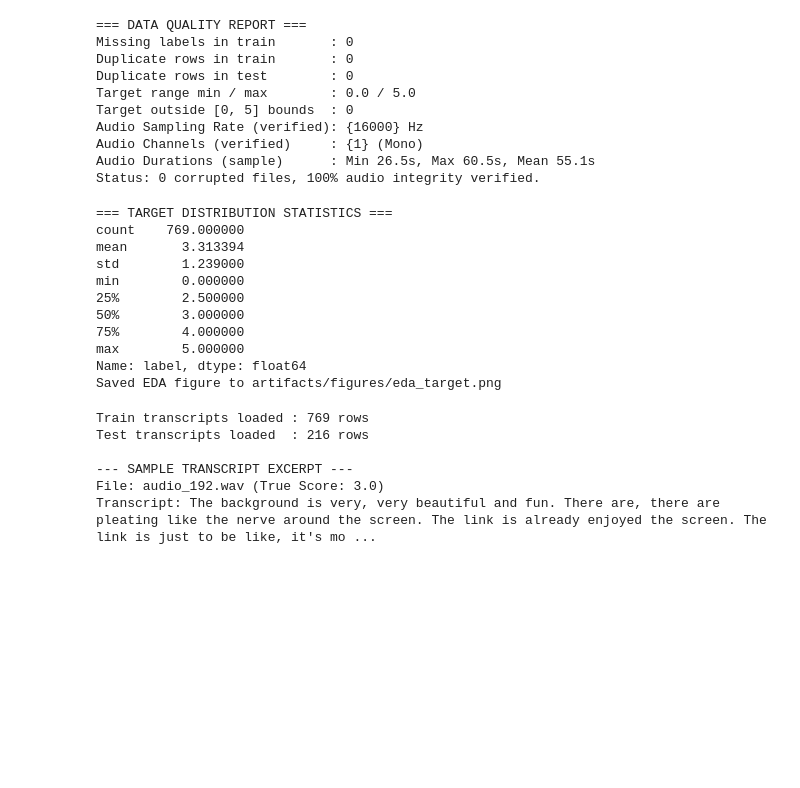
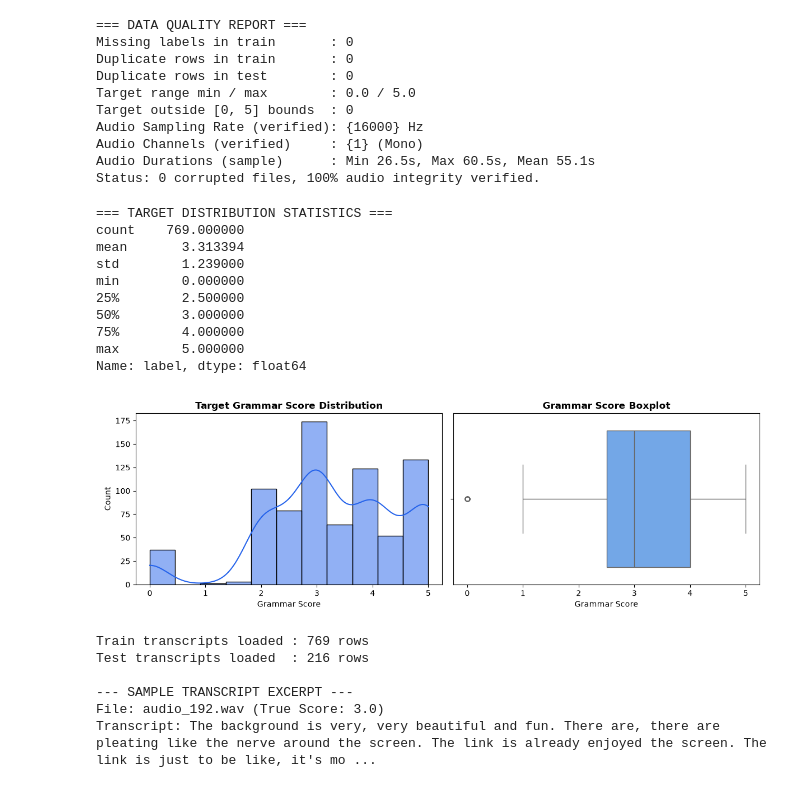
Before and after one commit to eklavya434/shlproject, a Jupyter notebook: notebook/SHL_Grammar_Scoring_Final.ipynb, the cells around one changed output. Cells and saved outputs as stored; diff of their text form; code cells hidden in the pictures; blank space fills up the shorter version.

Commit message:
docs: embed inline base64 visualization plots in notebook for direct GitHub rendering

```diff
--- a/notebook/SHL_Grammar_Scoring_Final.ipynb
+++ b/notebook/SHL_Grammar_Scoring_Final.ipynb
@@ -141,35 +141,36 @@ Status: 0 corrupted files, 100% audio integrity verified.
 # Exploratory Data Analysis
 target_stats = train_meta['label'].describe()
 print("=== TARGET DISTRIBUTION STATISTICS ===")
 print(target_stats)
 
 plt.figure(figsize=(12, 4))
 plt.subplot(1, 2, 1)
 sns.histplot(train_meta['label'], bins=11, kde=True, color='#2563eb', edgecolor='black')
 plt.title('Target Grammar Score Distribution', fontweight='bold')
 plt.xlabel('Grammar Score')
 plt.ylabel('Count')
 
 plt.subplot(1, 2, 2)
 sns.boxplot(x=train_meta['label'], color='#60a5fa')
 plt.title('Grammar Score Boxplot', fontweight='bold')
 plt.xlabel('Grammar Score')
 plt.tight_layout()
 plt.savefig('artifacts/figures/eda_target.png')
 plt.close()
-print("Saved EDA figure to artifacts/figures/eda_target.png")
+from IPython.display import Image, display
+display(Image('artifacts/figures/eda_target.png'))
 # %% [output]
 === TARGET DISTRIBUTION STATISTICS ===
 count    769.000000
 mean       3.313394
 std        1.239000
 min        0.000000
 25%        2.500000
 50%        3.000000
 75%        4.000000
 max        5.000000
 Name: label, dtype: float64
-Saved EDA figure to artifacts/figures/eda_target.png
+[figure, added]
 # %%
 # 7 & 8: Speech-to-Text ASR Pipeline (Whisper Local Inference with Caching)
 train_transcripts_path = os.path.join(ARTIFACTS_DIR, 'transcripts', 'train_transcripts.csv')
```
Also changed, not shown: parts of 1 cell of this notebook, 1 other file.
